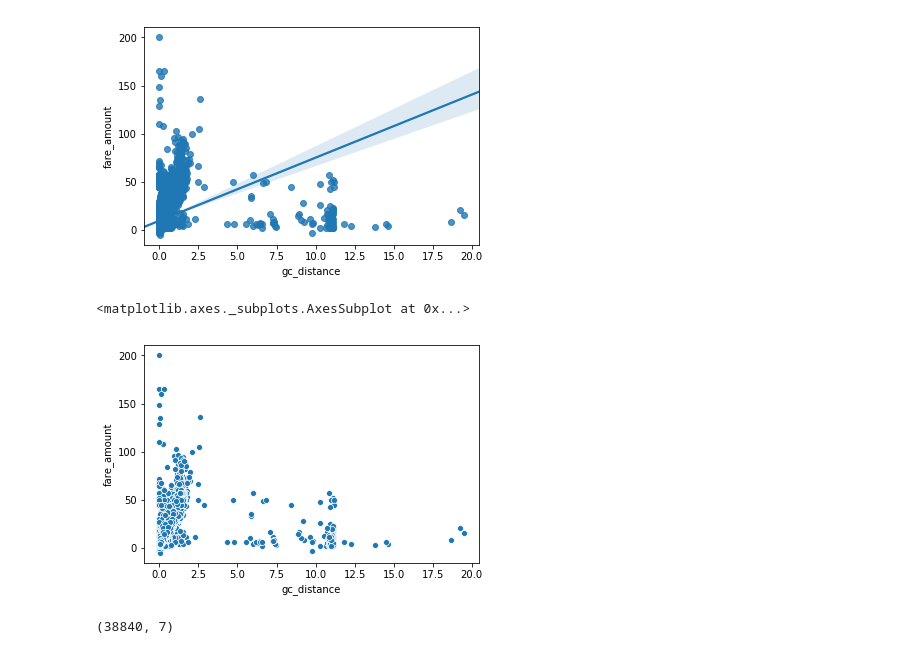
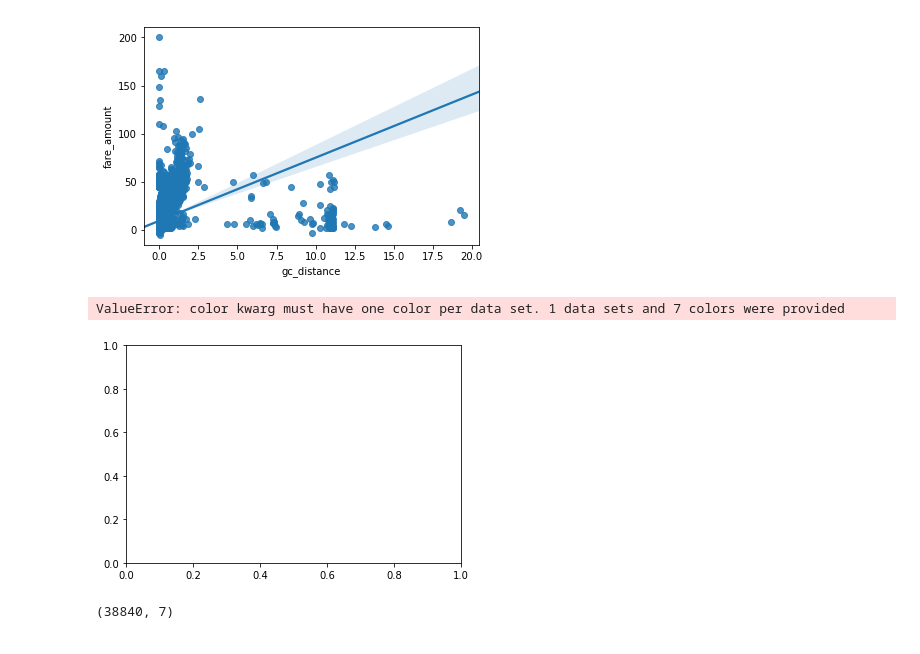
Before and after one commit to LycurgusOrion/Python_Codes, a Jupyter notebook: Notebooks/NewYorkTaxiFarePrediction/TaxiFarePrediction.ipynb, the cells around one changed output. Drawn from its saved outputs; the diff is of its cells as text; code cells hidden in the pictures.

```diff
--- a/Notebooks/NewYorkTaxiFarePrediction/TaxiFarePrediction.ipynb
+++ b/Notebooks/NewYorkTaxiFarePrediction/TaxiFarePrediction.ipynb
@@ -25,3 +34,5 @@ train["linear_distance"] = np.sqrt((train.pickup_latitude**2 + train.pickup_long
+# %%
+train.fillna(0, inplace=True)
 # %%
 train.head()
 # %% [output]
@@ -104,11 +115,11 @@ sns.regplot(x=train["gc_distance"], y=train["fare_amount"], data=train)
 # %% [output]
 <matplotlib.axes._subplots.AxesSubplot at 0x...>
 [figure]
-# %%
-sns.scatterplot(x=train["gc_distance"], y=train["fare_amount"], data=train[cols])
-# %% [output]
-<matplotlib.axes._subplots.AxesSubplot at 0x...>
-[figure, removed]
+# %%
+sns.distplot(train[cols], color="y")
+# %% [output]
+ValueError: color kwarg must have one color per data set. 1 data sets and 7 colors were provided
+[figure, added]
 # %%
 X = train[cols]
 y = train["fare_amount"]
```
Also changed, not shown: parts of 1 cell of this notebook, 30 other files.
